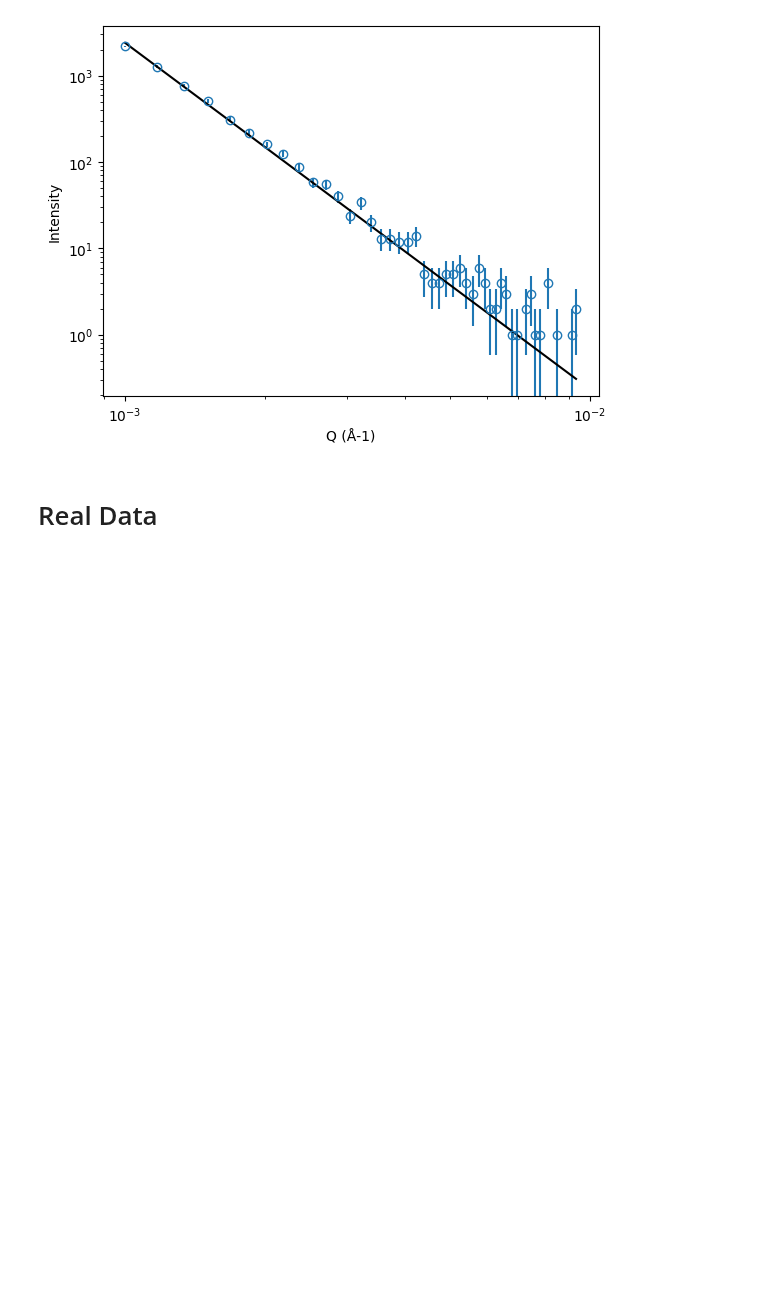
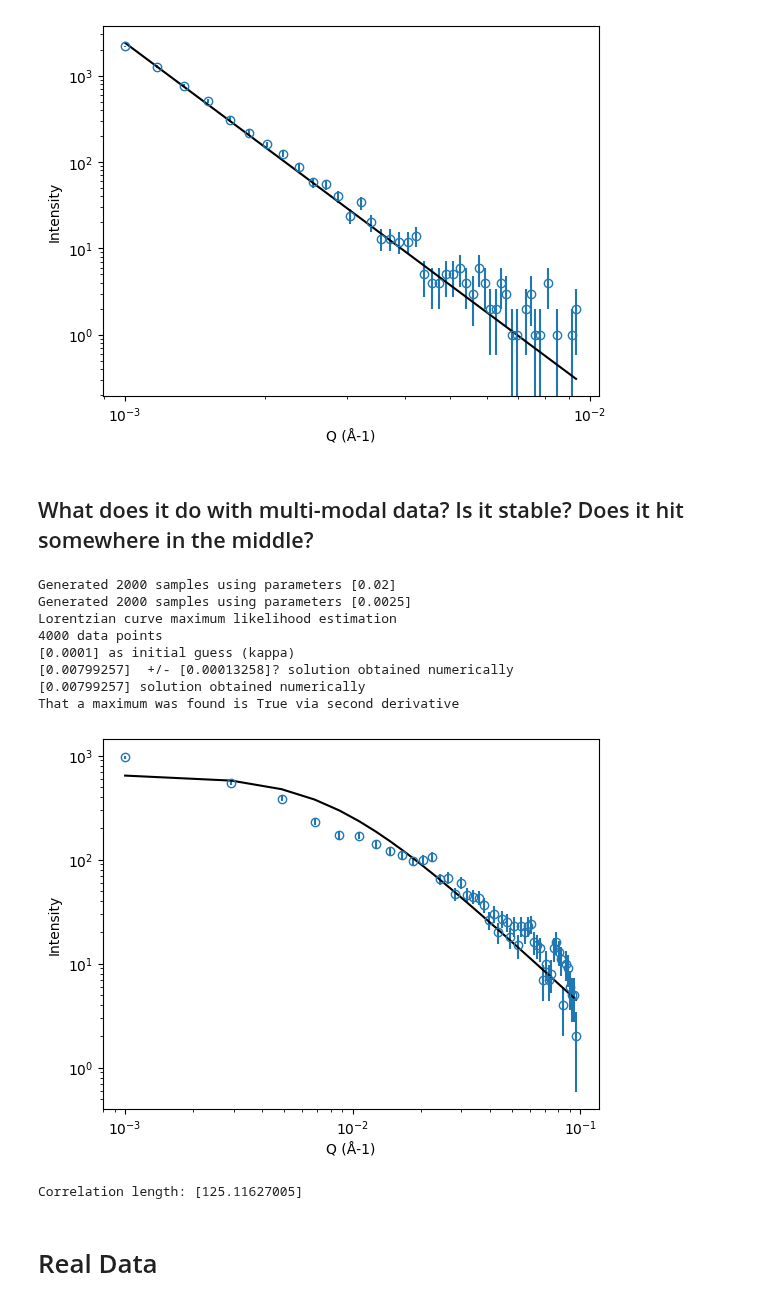
Before and after one commit to localoptimum/emtk, a Jupyter notebook: mleDemo.ipynb, the cells around one changed output. Drawn from its saved outputs; the diff is of its cells as text; code cells hidden in the pictures; blank space fills up the shorter version.

```diff
--- a/mleDemo.ipynb
+++ b/mleDemo.ipynb
@@ -230,6 +234,58 @@ Generalised Porod curve maximum likelihood estimation
 [3.6   0.005] as initial guesses (z, qmin)
 [4.00962817e+00 1.13120372e-03] solution obtained analytically
 [figure]
+# %% [markdown]
+## What does it do with multi-modal data?  Is it stable?  Does it hit somewhere in the middle?
+# %%
+import emtk
+import numpy as np
+import matplotlib.pyplot as plt
+
+from importlib import reload
+
+reload(emtk)
+
+npts=2000
+
+c1 = 50.0 # correlation length in system
+c2 = 400.0
+
+kappa = 1.0 / c1
+curv = emtk.lorentzianCurve()
+pvalues = np.array([kappa])
+xrange = np.array([0.001, 0.1])
+curv.generateTestSamples(pvalues, xrange, npts)
+
+kappa2 = 1.0 / c2
+curv2 = emtk.lorentzianCurve()
+pvalues = np.array([kappa2])
+curv2.generateTestSamples(pvalues, xrange, npts)
+
+curv.data = np.concatenate((curv2.data, curv.data))
+np.random.shuffle(curv.data)
+
+#curv.generatebackground(xrange, ratio=0.1) # method is resistant to a 10% background, which is pretty big
+curv.mle()
+#curv.report()
+#curv.mleAnalytic()
+curv.report()
+curv.plotFit(logarithmic=True)
+#a2 = curv.adtest()
+#print("Anderson Darling test statistic:", a2)
+#ks = curv.kstest()
+#print("Kolmogorov Smirnov test statistic:", ks)
+print("Correlation length:", 1.0/curv.estimates)
+# %% [output]
+Generated 2000 samples using parameters [0.02]
+Generated 2000 samples using parameters [0.0025]
+Lorentzian curve maximum likelihood estimation
+4000 data points
+[0.0001] as initial guess (kappa)
+[0.00799257]  +/- [0.00013258]? solution obtained numerically
+[0.00799257] solution obtained numerically
+That a maximum was found is True via second derivative
+[figure, added]
+Correlation length: [125.11627005]
 # %% [markdown]
 # Real Data
 # %% [markdown]
```
Also changed, not shown: parts of 19 cells of this notebook, 1 other file.
